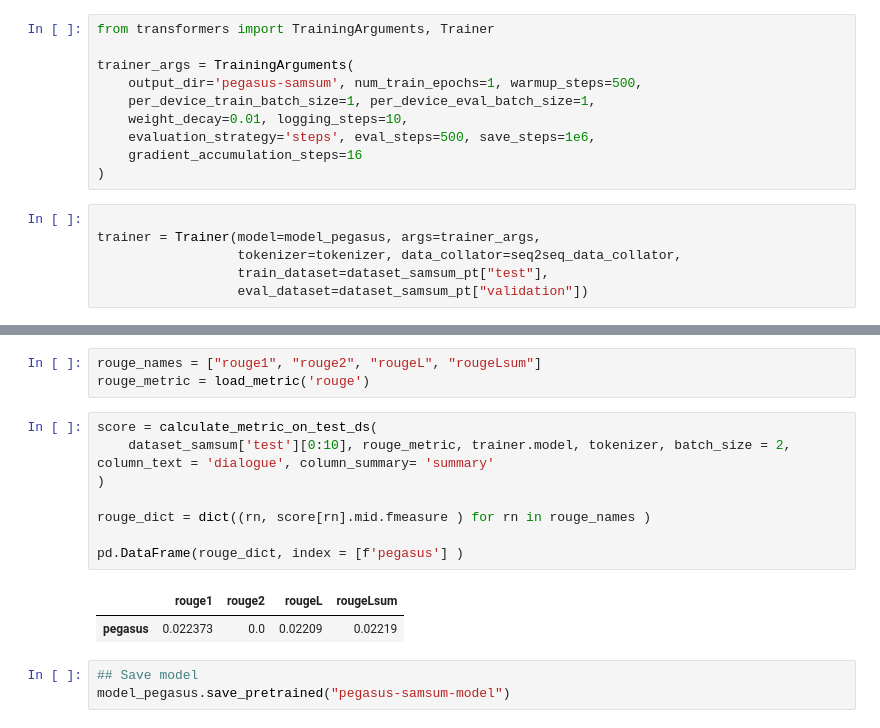
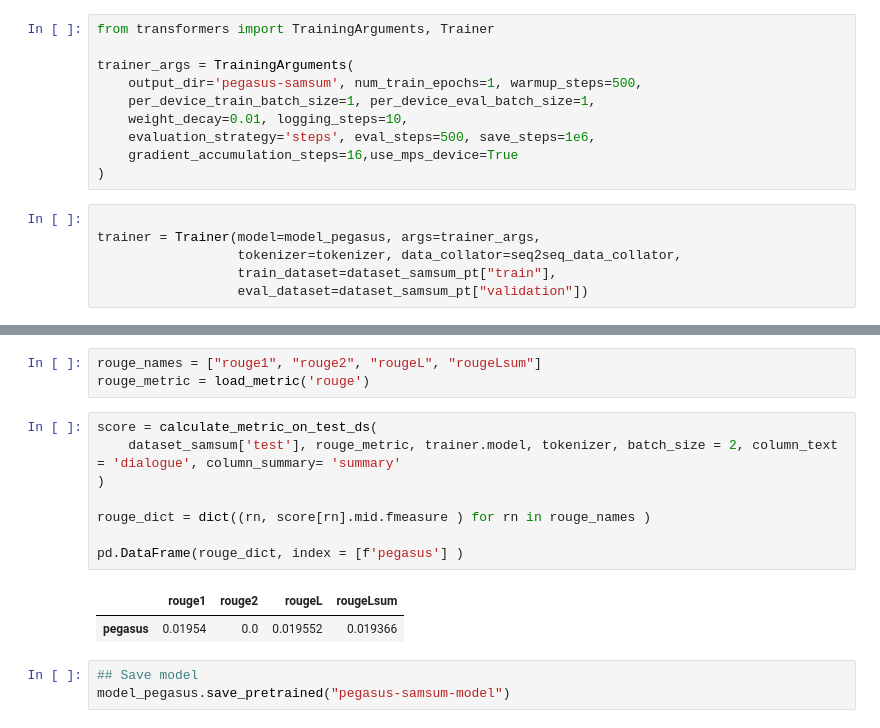
Before and after one commit to Shauntjh92/Text_Summarization_EndtoEnd, a Jupyter notebook: research/Text_Summarization.ipynb, the cells around one changed output, grey strips where cells are left out. Drawn from its saved outputs; the diff is of its cells as text.

```diff
--- a/research/Text_Summarization.ipynb
+++ b/research/Text_Summarization.ipynb
@@ -192,13 +193,13 @@ trainer_args = TrainingArguments(
     per_device_train_batch_size=1, per_device_eval_batch_size=1,
     weight_decay=0.01, logging_steps=10,
     evaluation_strategy='steps', eval_steps=500, save_steps=1e6,
-    gradient_accumulation_steps=16
+    gradient_accumulation_steps=16,use_mps_device=True
 )
 # %%
 
 trainer = Trainer(model=model_pegasus, args=trainer_args,
                   tokenizer=tokenizer, data_collator=seq2seq_data_collator,
-                  train_dataset=dataset_samsum_pt["test"],
+                  train_dataset=dataset_samsum_pt["train"],
                   eval_dataset=dataset_samsum_pt["validation"])
 # %%
 trainer.train()
@@ -252,15 +253,15 @@ rouge_names = ["rouge1", "rouge2", "rougeL", "rougeLsum"]
 rouge_metric = load_metric('rouge')
 # %%
 score = calculate_metric_on_test_ds(
-    dataset_samsum['test'][0:10], rouge_metric, trainer.model, tokenizer, batch_size = 2, column_text = 'dialogue', column_summary= 'summary'
+    dataset_samsum['test'], rouge_metric, trainer.model, tokenizer, batch_size = 2, column_text = 'dialogue', column_summary= 'summary'
 )
 
 rouge_dict = dict((rn, score[rn].mid.fmeasure ) for rn in rouge_names )
 
 pd.DataFrame(rouge_dict, index = [f'pegasus'] )
 # %% [output]
 |  | rouge1 | rouge2 | rougeL | rougeLsum |
-| pegasus | 0.022373 | 0.0 | 0.02209 | 0.02219 |
+| pegasus | 0.01954 | 0.0 | 0.019552 | 0.019366 |
 # %%
 ## Save model
 model_pegasus.save_pretrained("pegasus-samsum-model")
```
Also changed, not shown: parts of 3 cells of this notebook, 14 other files.
